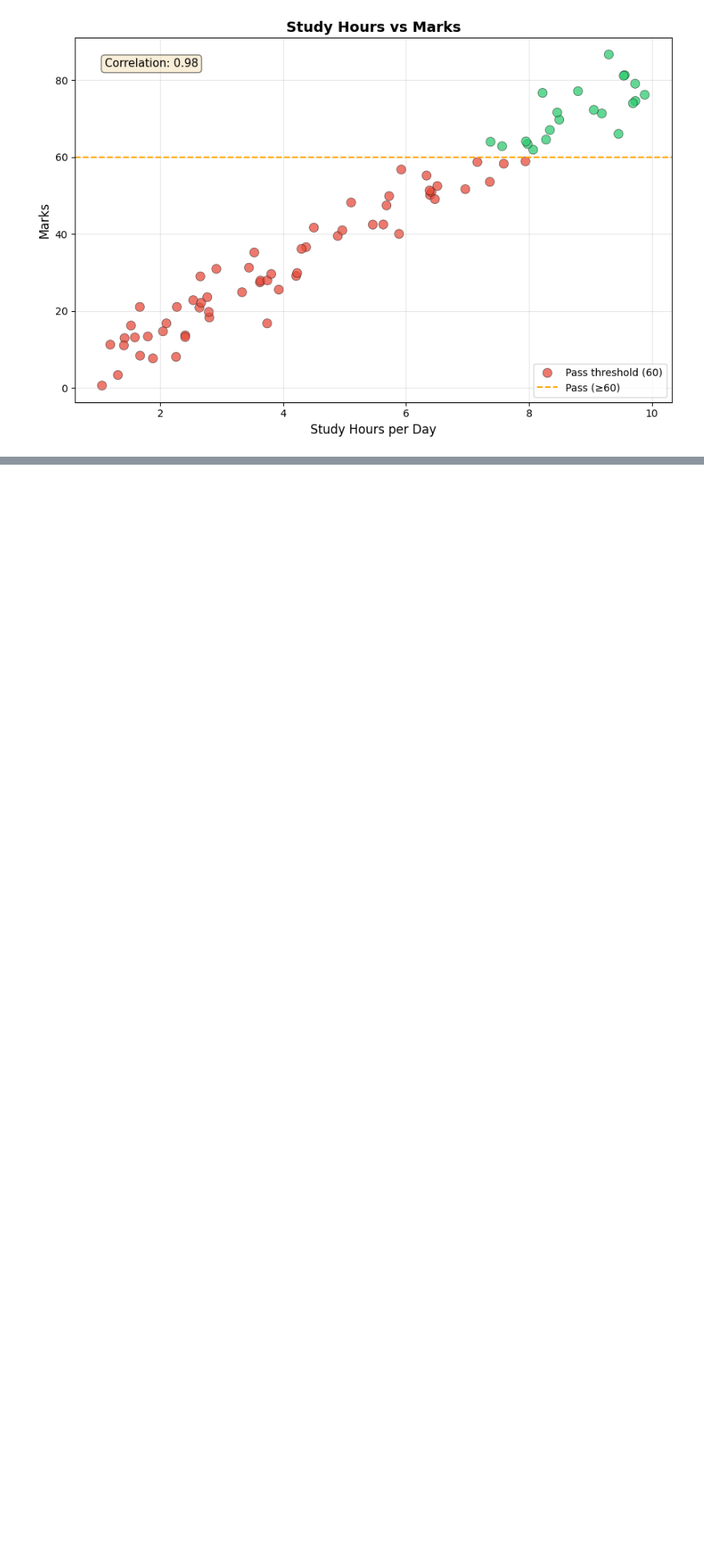
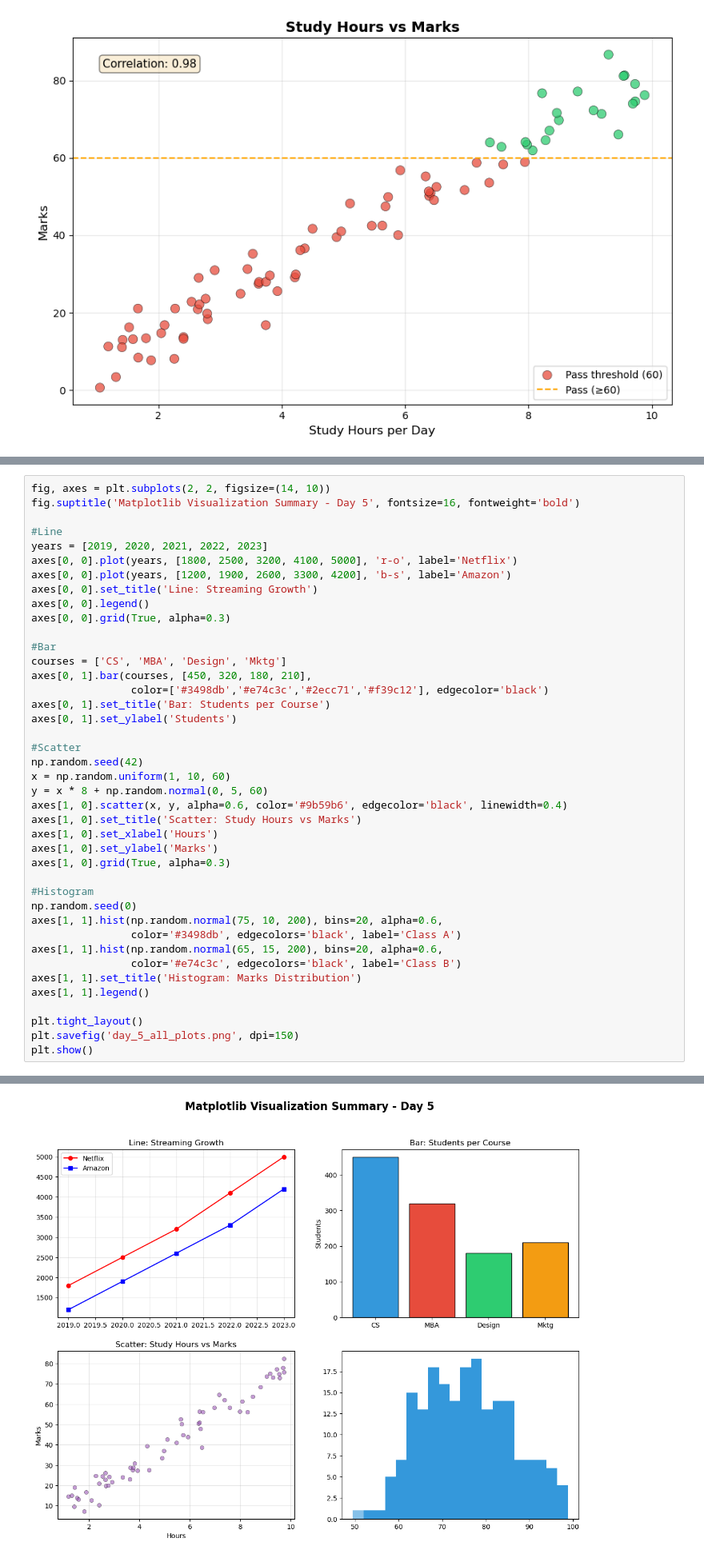
Before and after one commit to prajwal-nikhar/ml-roadmap-2026, a Jupyter notebook: day5_matplotlib_visualization.ipynb, the cells around one changed output, grey strips where cells are left out. Shown at 80% size. Drawn from its saved outputs; the diff is of its cells as text; blank space fills up the shorter version.

```diff
--- a/day5_matplotlib_visualization.ipynb
+++ b/day5_matplotlib_visualization.ipynb
@@ -97,0 +137,42 @@ plt.show()
+# %%
+fig, axes = plt.subplots(2, 2, figsize=(14, 10))
+fig.suptitle('Matplotlib Visualization Summary - Day 5', fontsize=16, fontweight='bold')
+
+#Line
+years = [2019, 2020, 2021, 2022, 2023]
+axes[0, 0].plot(years, [1800, 2500, 3200, 4100, 5000], 'r-o', label='Netflix')
+axes[0, 0].plot(years, [1200, 1900, 2600, 3300, 4200], 'b-s', label='Amazon')
+axes[0, 0].set_title('Line: Streaming Growth')
+axes[0, 0].legend()
+axes[0, 0].grid(True, alpha=0.3)
+
+#Bar
+courses = ['CS', 'MBA', 'Design', 'Mktg']
+axes[0, 1].bar(courses, [450, 320, 180, 210],
+                color=['#3498db','#e74c3c','#2ecc71','#f39c12'], edgecolor='black')
+axes[0, 1].set_title('Bar: Students per Course')
+axes[0, 1].set_ylabel('Students')
+
+#Scatter
+np.random.seed(42)
+x = np.random.uniform(1, 10, 60)
+y = x * 8 + np.random.normal(0, 5, 60)
+axes[1, 0].scatter(x, y, alpha=0.6, color='#9b59b6', edgecolor='black', linewidth=0.4)
+axes[1, 0].set_title('Scatter: Study Hours vs Marks')
+axes[1, 0].set_xlabel('Hours')
+axes[1, 0].set_ylabel('Marks')
+axes[1, 0].grid(True, alpha=0.3)
+
+#Histogram
+np.random.seed(0)
+axes[1, 1].hist(np.random.normal(75, 10, 200), bins=20, alpha=0.6,
+                color='#3498db', edgecolors='black', label='Class A')
+axes[1, 1].hist(np.random.normal(65, 15, 200), bins=20, alpha=0.6,
+                color='#e74c3c', edgecolors='black', label='Class B')
+axes[1, 1].set_title('Histogram: Marks Distribution')
+axes[1, 1].legend()
+
+plt.tight_layout()
+plt.savefig('day_5_all_plots.png', dpi=150)
+plt.show()
+# %% [output]
@@ -97,0 +180 @@ plt.show()
+[figure, added]
```
Also changed, not shown: parts of 6 cells of this notebook.
